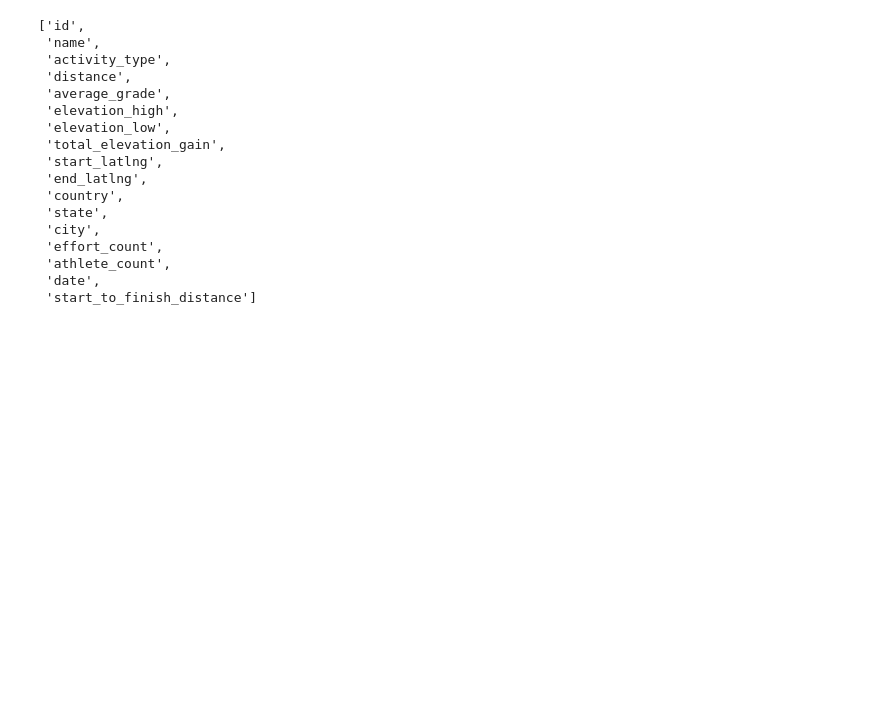
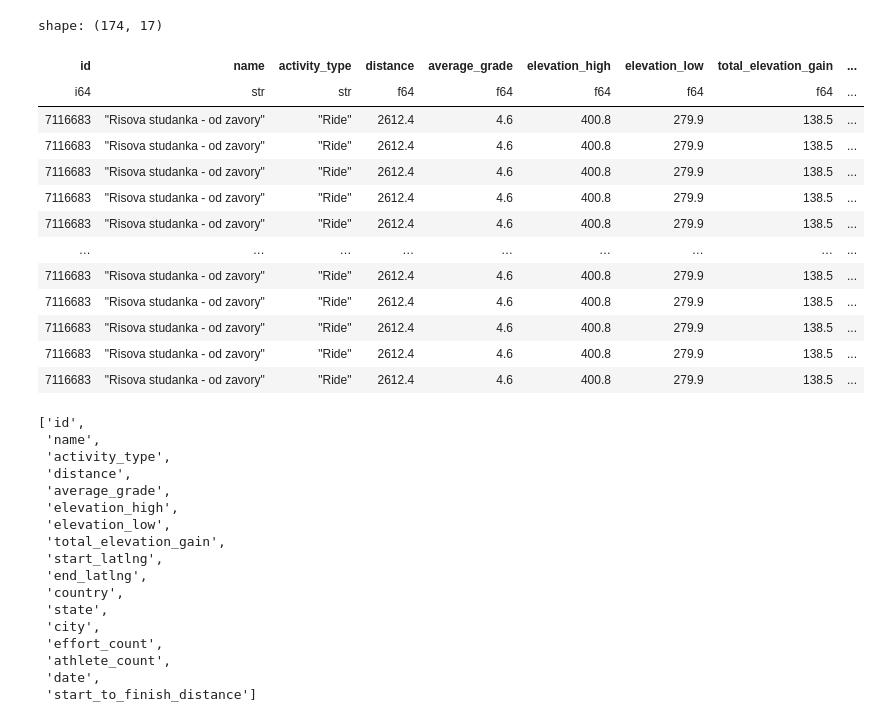
Before and after one commit to DataRozhlas/strava, a Jupyter notebook: 101_segments_trends.ipynb, the cells around one changed output. Saved outputs shown, nothing was run; the diff lists cells and outputs as text; code cells hidden in the pictures; blank space fills up the shorter version.

```diff
--- a/101_segments_trends.ipynb
+++ b/101_segments_trends.ipynb
@@ -3,7 +3,24 @@ import os
 import polars as pl
 import altair as alt
 # %%
-df = pl.read_parquet(os.path.join("data","segments.parquet"))
+df = pl.read_parquet(os.path.join("data","segments.parquet")).sort(by="date")
+# %%
+df.filter(pl.col("name") == "Risova studanka - od zavory")
+# %% [output]
+shape: (174, 17)
+| id | name | activity_type | distance | average_grade | elevation_high | elevation_low | total_elevation_gain | ... |
+| i64 | str | str | f64 | f64 | f64 | f64 | f64 | ... |
+| 7116683 | "Risova studanka - od zavory" | "Ride" | 2612.4 | 4.6 | 400.8 | 279.9 | 138.5 | ... |
+| 7116683 | "Risova studanka - od zavory" | "Ride" | 2612.4 | 4.6 | 400.8 | 279.9 | 138.5 | ... |
+| 7116683 | "Risova studanka - od zavory" | "Ride" | 2612.4 | 4.6 | 400.8 | 279.9 | 138.5 | ... |
+| 7116683 | "Risova studanka - od zavory" | "Ride" | 2612.4 | 4.6 | 400.8 | 279.9 | 138.5 | ... |
+| 7116683 | "Risova studanka - od zavory" | "Ride" | 2612.4 | 4.6 | 400.8 | 279.9 | 138.5 | ... |
+| … | … | … | … | … | … | … | … | ... |
+| 7116683 | "Risova studanka - od zavory" | "Ride" | 2612.4 | 4.6 | 400.8 | 279.9 | 138.5 | ... |
+| 7116683 | "Risova studanka - od zavory" | "Ride" | 2612.4 | 4.6 | 400.8 | 279.9 | 138.5 | ... |
+| 7116683 | "Risova studanka - od zavory" | "Ride" | 2612.4 | 4.6 | 400.8 | 279.9 | 138.5 | ... |
+| 7116683 | "Risova studanka - od zavory" | "Ride" | 2612.4 | 4.6 | 400.8 | 279.9 | 138.5 | ... |
+| 7116683 | "Risova studanka - od zavory" | "Ride" | 2612.4 | 4.6 | 400.8 | 279.9 | 138.5 | ... |
 # %%
 df.columns
 # %% [output]
```
Also changed, not shown: parts of 27 cells of this notebook, 2 other files.
